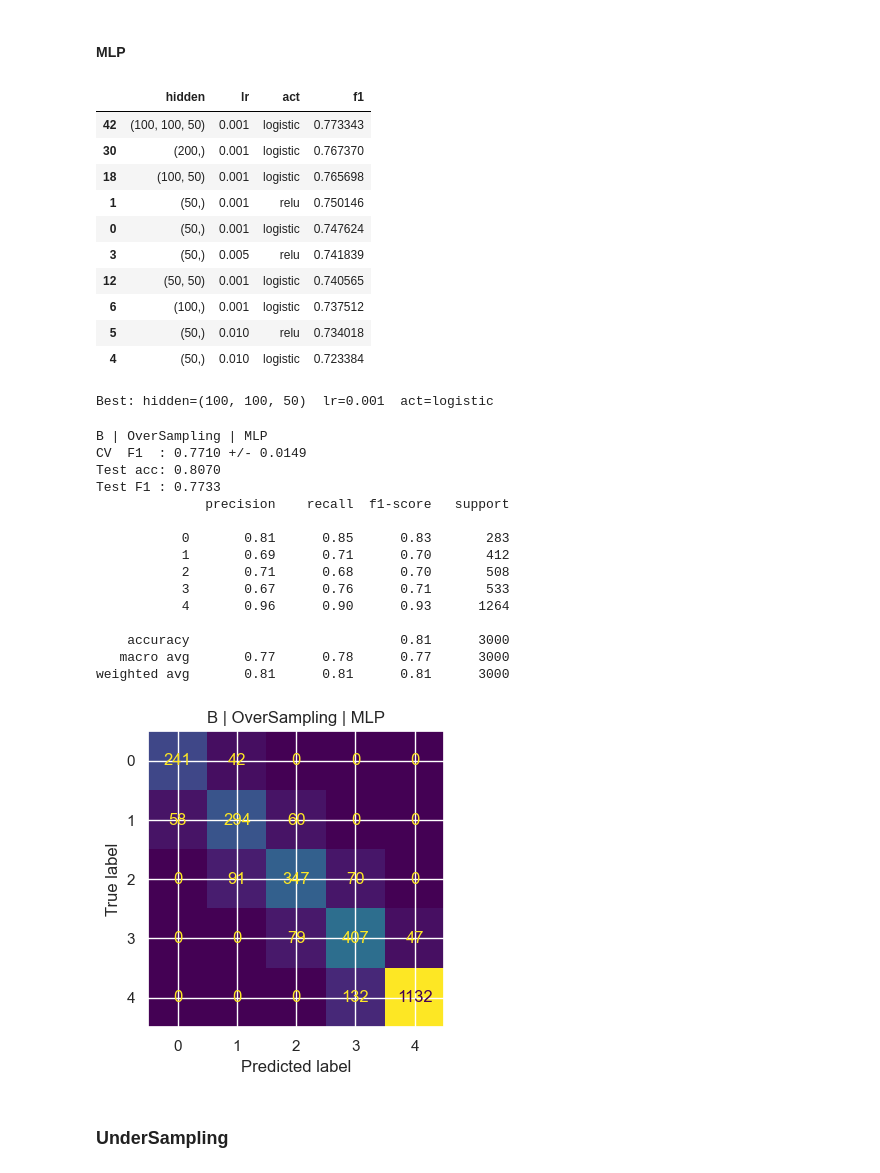
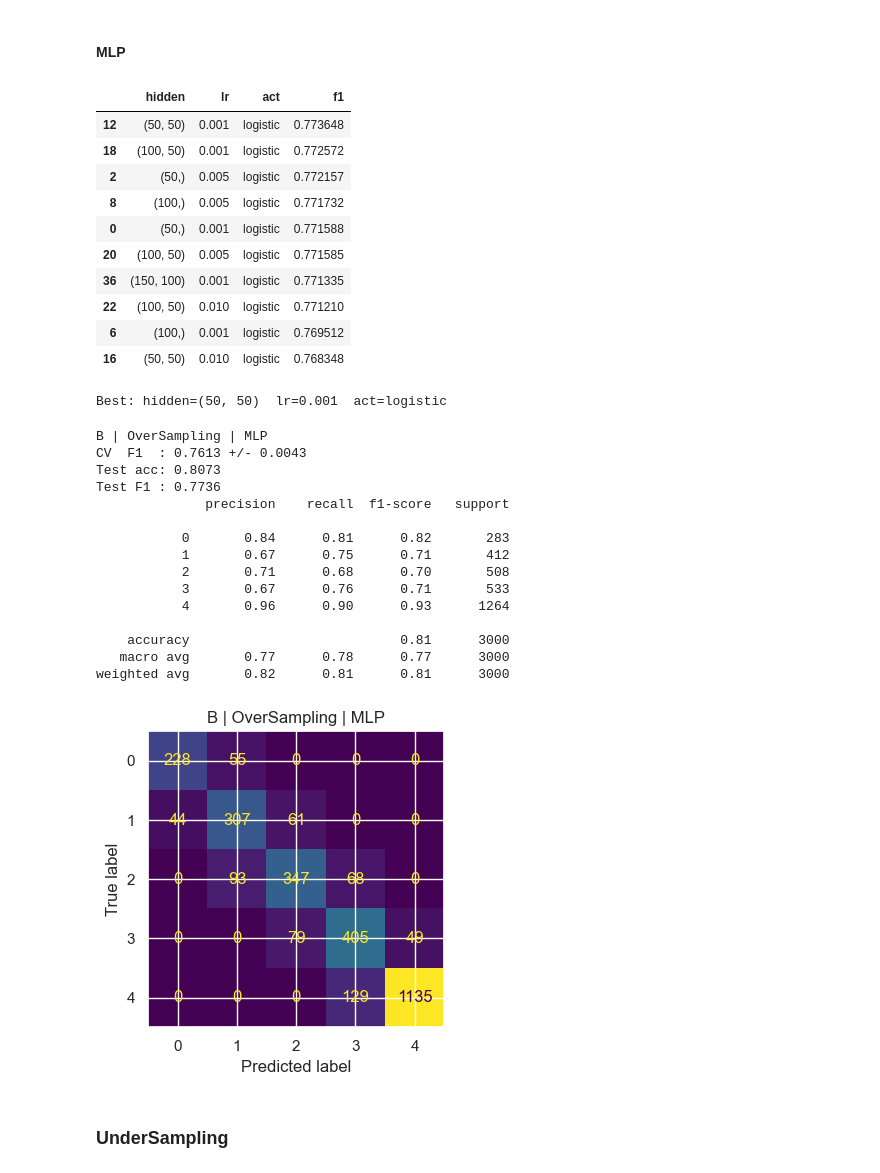
Before and after one commit to diogvasc/projetoAC, a Jupyter notebook: projetoACfinal.ipynb, the cells around one changed output. Cells and saved outputs as stored; diff of their text form; code cells hidden in the pictures.

```diff
--- a/projetoACfinal.ipynb
+++ b/projetoACfinal.ipynb
@@ -934,7 +932,7 @@ for hl, lr, act in product(mlp_configs['hidden_layer_sizes'],
                             mlp_configs['learning_rate_init'],
                             mlp_configs['activation']):
     mlp = MLPClassifier(hidden_layer_sizes=hl, learning_rate_init=lr,
-                        activation=act, max_iter=500, random_state=1)
+                        activation=act, max_iter=2000, early_stopping=True, n_iter_no_change=15, validation_fraction=0.1, random_state=1)
     mlp.fit(X_over_B, y_over_B)
     f1 = f1_score(y_test_B, mlp.predict(X_test_B), average='macro', zero_division=0)
     mlp_results_B_ov.append({'hidden': str(hl), 'lr': lr, 'act': act, 'f1': f1})
@@ -945,42 +943,42 @@ best_mlp_B_ov_cfg = mlp_df_B_ov.iloc[0]
 print(f"Best: hidden={best_mlp_B_ov_cfg['hidden']}  lr={best_mlp_B_ov_cfg['lr']}  act={best_mlp_B_ov_cfg['act']}")
 # %% [output]
 |  | hidden | lr | act | f1 |
-| 42 | (100, 100, 50) | 0.001 | logistic | 0.773343 |
-| 30 | (200,) | 0.001 | logistic | 0.767370 |
-| 18 | (100, 50) | 0.001 | logistic | 0.765698 |
-| 1 | (50,) | 0.001 | relu | 0.750146 |
-| 0 | (50,) | 0.001 | logistic | 0.747624 |
-| 3 | (50,) | 0.005 | relu | 0.741839 |
-| 12 | (50, 50) | 0.001 | logistic | 0.740565 |
-| 6 | (100,) | 0.001 | logistic | 0.737512 |
-| 5 | (50,) | 0.010 | relu | 0.734018 |
-| 4 | (50,) | 0.010 | logistic | 0.723384 |
+| 12 | (50, 50) | 0.001 | logistic | 0.773648 |
+| 18 | (100, 50) | 0.001 | logistic | 0.772572 |
+| 2 | (50,) | 0.005 | logistic | 0.772157 |
+| 8 | (100,) | 0.005 | logistic | 0.771732 |
+| 0 | (50,) | 0.001 | logistic | 0.771588 |
+| 20 | (100, 50) | 0.005 | logistic | 0.771585 |
+| 36 | (150, 100) | 0.001 | logistic | 0.771335 |
+| 22 | (100, 50) | 0.010 | logistic | 0.771210 |
+| 6 | (100,) | 0.001 | logistic | 0.769512 |
+| 16 | (50, 50) | 0.010 | logistic | 0.768348 |
-Best: hidden=(100, 100, 50)  lr=0.001  act=logistic
+Best: hidden=(50, 50)  lr=0.001  act=logistic
 # %%
 mlp_B_ov = MLPClassifier(
     hidden_layer_sizes=ast.literal_eval(best_mlp_B_ov_cfg['hidden']),
     learning_rate_init=best_mlp_B_ov_cfg['lr'],
     activation=best_mlp_B_ov_cfg['act'],
-    max_iter=500, random_state=1)
+    max_iter=2000, early_stopping=True, n_iter_no_change=15, validation_fraction=0.1, random_state=1)
 res_mlp_B_over = evaluate(mlp_B_ov, X_over_B, y_over_B, X_test_B, y_test_B,
                            label="B | OverSampling | MLP")
 # %% [output]
 B | OverSampling | MLP
-CV  F1  : 0.7710 +/- 0.0149
-Test acc: 0.8070
-Test F1 : 0.7733
+CV  F1  : 0.7613 +/- 0.0043
+Test acc: 0.8073
+Test F1 : 0.7736
               precision    recall  f1-score   support
 
-           0       0.81      0.85      0.83       283
-           1       0.69      0.71      0.70       412
+           0       0.84      0.81      0.82       283
+           1       0.67      0.75      0.71       412
            2       0.71      0.68      0.70       508
            3       0.67      0.76      0.71       533
            4       0.96      0.90      0.93      1264
 
     accuracy                           0.81      3000
    macro avg       0.77      0.78      0.77      3000
-weighted avg       0.81      0.81      0.81      3000
+weighted avg       0.82      0.81      0.81      3000
-[figure, old version]
+[figure, new version]
 # %% [markdown]
 ### UnderSampling
 # %%
```
Also changed, not shown: parts of 7 cells of this notebook, 1 other file.
